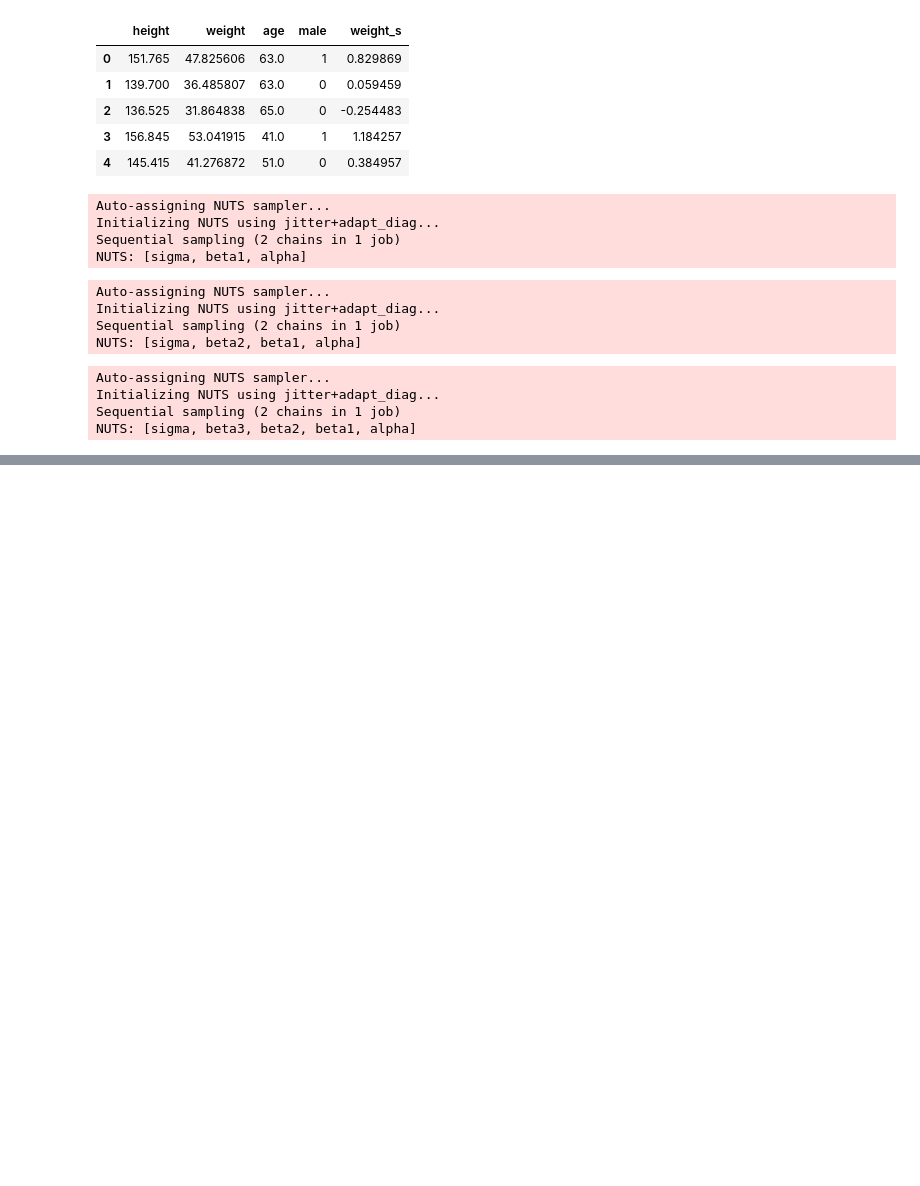
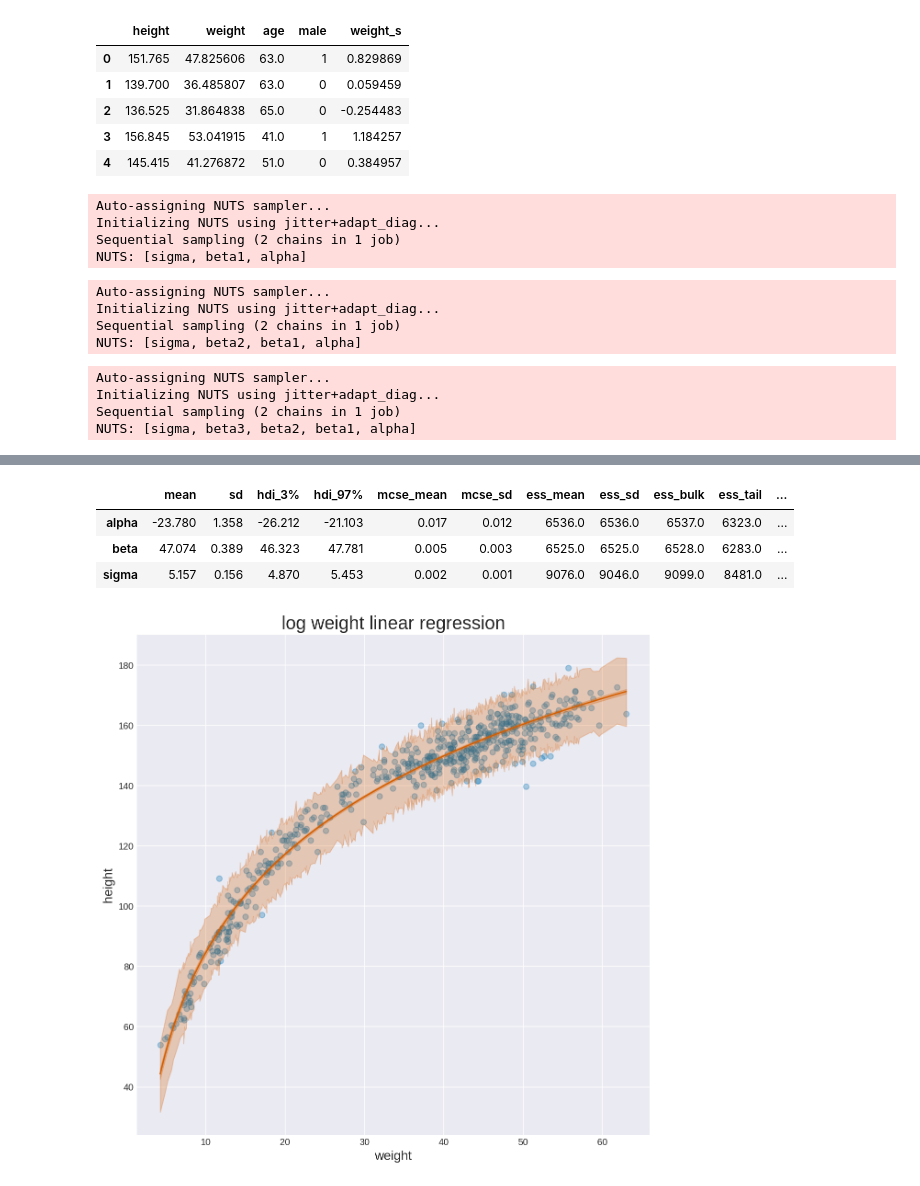
Before and after one commit to yebenbenben/Statistical-Rethinking-with-Python-and-PyMC3, a Jupyter notebook: Ch4.ipynb, the cells around one changed output, grey strips where cells are left out. Saved outputs shown, nothing was run; the diff lists cells and outputs as text; code cells hidden in the pictures; blank space fills up the shorter version.

```diff
--- a/Ch4.ipynb
+++ b/Ch4.ipynb
@@ -239,0 +333,9 @@ plot(d.weight_s, d.height, mu_pred_cubic, predictive_cubic['height'], 'cubic', a
+# %%
+# 4H3
+with pm.Model() as model_h_4_3:
+    alpha = pm.Normal('alpha', mu=138, sd=100)
+    beta = pm.Normal('beta', mu=0, sd=100)
+    sigma = pm.Uniform('sigma', lower=0, upper=50)
+    mu = pm.Deterministic('mu', alpha + beta*np.log(d.weight))
+    height = pm.Normal('height', mu=mu, sd=sigma, observed=d.height)
+    trace_h_4_3 = pm.sample(10000, tune=1000)
@@ -239,0 +349,17 @@ plot(d.weight_s, d.height, mu_pred_cubic, predictive_cubic['height'], 'cubic', a
+# %%
+with model_h_4_3:
+  summary = pm.summary(trace_h_4_3, varnames=['alpha', 'beta', 'sigma'])
+summary
+# %% [output]
+|  | mean | sd | hdi_3% | hdi_97% | mcse_mean | mcse_sd | ess_mean | ess_sd | ess_bulk | ess_tail | ... |
+| alpha | -23.780 | 1.358 | -26.212 | -21.103 | 0.017 | 0.012 | 6536.0 | 6536.0 | 6537.0 | 6323.0 | ... |
+| beta | 47.074 | 0.389 | 46.323 | 47.781 | 0.005 | 0.003 | 6525.0 | 6525.0 | 6528.0 | 6283.0 | ... |
+| sigma | 5.157 | 0.156 | 4.870 | 5.453 | 0.002 | 0.001 | 9076.0 | 9046.0 | 9099.0 | 8481.0 | ... |
+# %%
+predictive_h_4_3 = pm.sample_ppc(trace_h_4_3, 200, model_h_4_3)
+
+fig = plt.figure(figsize=(10, 10))
+ax = fig.add_subplot(111)
+plot(d.weight, d.height, trace_h_4_3['mu'], predictive_h_4_3['height'], 'log weight linear regression', ax, 0.97)
+# %% [output]
+[figure, added]
```
Also changed, not shown: parts of 17 cells of this notebook.
